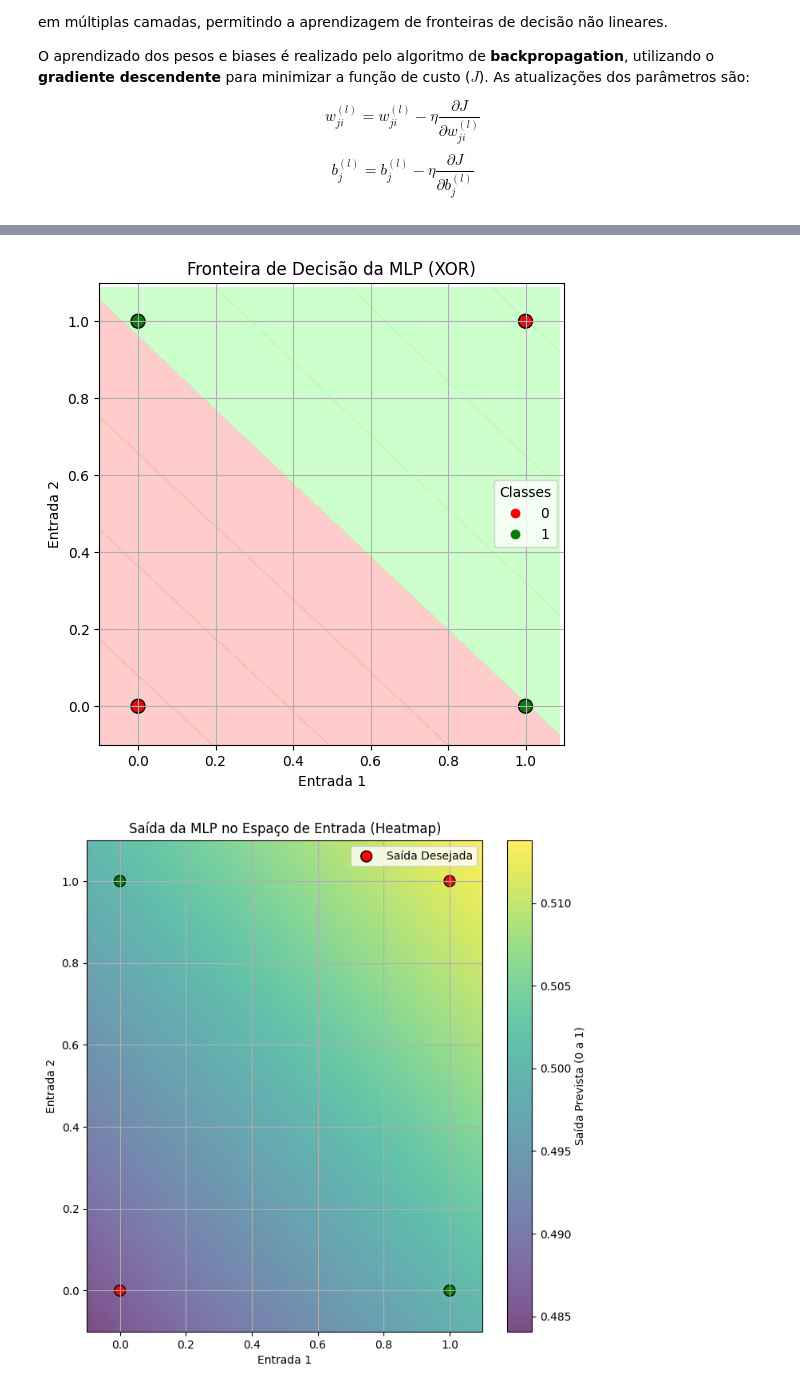
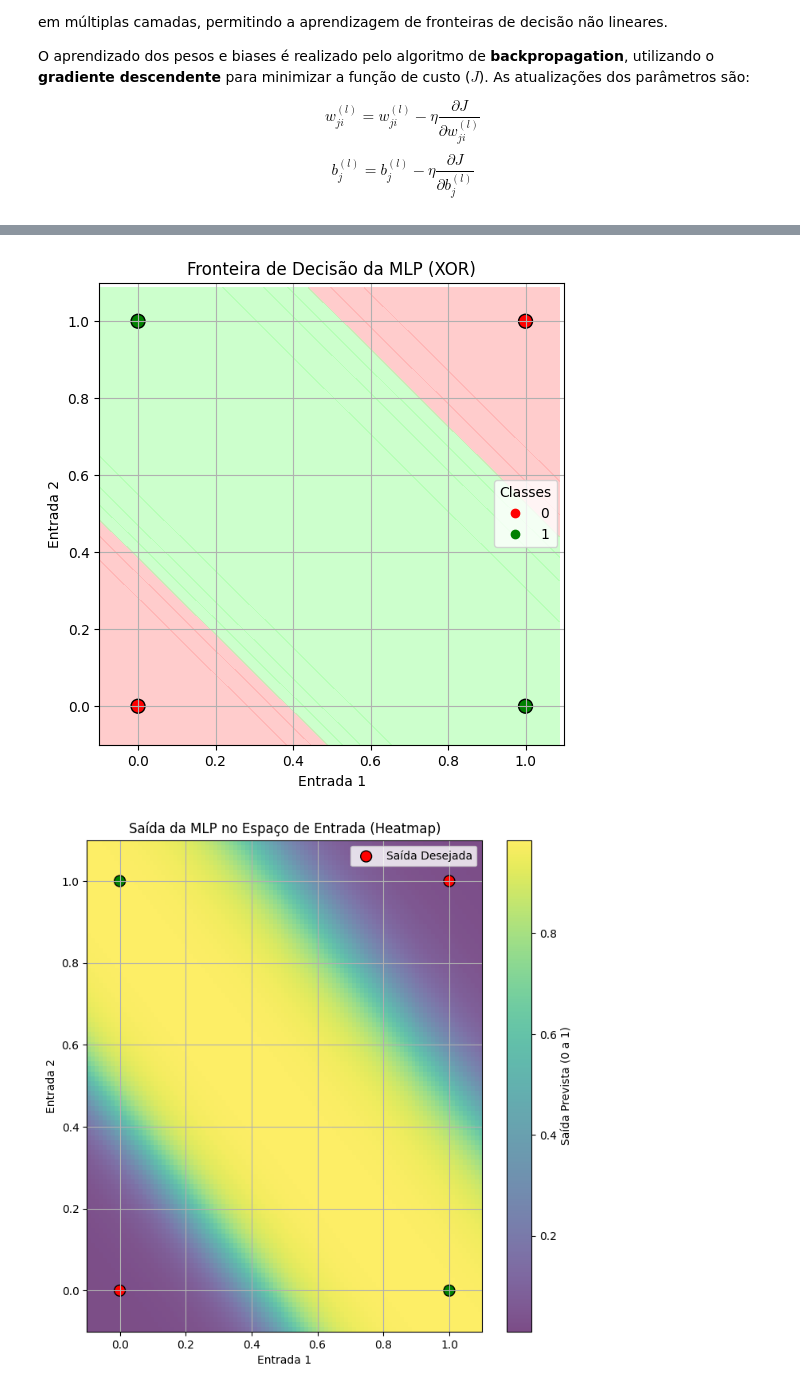
Before and after one commit to AntonioFialhoSN/G_ANTONIO_JUSTINO_Perceptron, a Jupyter notebook: Perceptron__FUNDAMENTOS_DE_REDES_NEURAIS.ipynb, the cells around one changed output, grey strips where cells are left out. Cells and saved outputs as stored; diff of their text form; code cells hidden in the pictures.

```diff
--- a/Perceptron__FUNDAMENTOS_DE_REDES_NEURAIS.ipynb
+++ b/Perceptron__FUNDAMENTOS_DE_REDES_NEURAIS.ipynb
@@ -865,27 +865,23 @@ dataset_xor = [
 # Define o dataset para o problema XOR. Cada dicionário contém uma entrada (lista de dois valores)
 # e a saída desejada (0 ou 1).
 
-# 2. Inicialização dos pesos e biases (aleatórios)
+# 2. Inicialização dos pesos e biases (aleatórios com escala menor)
 random.seed(0)
-# Inicializa os pesos da camada oculta. 'pesos_camada_oculta' é uma lista de listas.
-# Cada sublista representa os pesos de um neurônio na camada oculta para cada entrada.
-# Para 2 entradas e 2 neurônios ocultos, temos [[w1_n1, w2_n1], [w1_n2, w2_n2]].
-pesos_camada_oculta = [[random.uniform(-0.5, 0.5) for _ in range(2)] for _ in range(2)]
-# Inicializa os biases da camada oculta. 'bias_camada_oculta' é uma lista, com um bias para cada neurônio oculto.
-bias_camada_oculta = [random.uniform(-0.5, 0.5) for _ in range(2)]
-# Inicializa os pesos da camada de saída. 'pesos_camada_saida' é uma lista de listas.
-# Cada sublista representa os pesos de um neurônio de saída para cada saída da camada oculta.
-# Para 2 neurônios ocultos e 1 neurônio de saída, temos [[w_n1_out], [w_n2_out]].
-pesos_camada_saida = [[random.uniform(-0.5, 0.5)] for _ in range(2)]
-# Inicializa os biases da camada de saída. 'bias_camada_saida' é uma lista com um bias para cada neurônio de saída.
-bias_camada_saida = [random.uniform(-0.5, 0.5)]
+# Inicializa os pesos da camada oculta com valores aleatórios menores.
+pesos_camada_oculta = [[random.uniform(-0.1, 0.1) for _ in range(2)] for _ in range(2)]
+# Inicializa os biases da camada oculta com valores aleatórios menores.
+bias_camada_oculta = [random.uniform(-0.1, 0.1) for _ in range(2)]
+# Inicializa os pesos da camada de saída com valores aleatórios menores.
+pesos_camada_saida = [[random.uniform(-0.1, 0.1)] for _ in range(2)]
+# Inicializa os biases da camada de saída com valores aleatórios menores.
+bias_camada_saida = [random.uniform(-0.1, 0.1)]
 
-# 3. Hiperparâmetros
-taxa_aprendizado = 0.1  # Define a taxa na qual os pesos são ajustados durante o treinamento.
-epocas = 5000  # Número de vezes que o algoritmo de treinamento passa por todo o dataset.
+# 3. Hiperparâmetros (taxa de aprendizado ajustada e mais épocas)
+taxa_aprendizado = 0.5  # Aumentei a taxa de aprendizado.
+epocas = 10000  # Aumentei o número de épocas.
 historico_perda = []  # Lista para armazenar o valor da perda (erro) em cada época de treinamento.
 
-# 4. Funções de ativação e produto escalar
+# 4. Funções de ativação e produto escalar (mantidas)
 def sigmoid(x):
     """
     Função de ativação sigmoide: f(x) = 1 / (1 + e^(-x)).
@@ -1017,7 +1013,6 @@ xx, yy = [[x for x in x_vals] for _ in y_vals], [[y for _ in x_vals] for y in y_
 # Cria uma matriz Z para armazenar as previsões da MLP para cada ponto da grade.
 # Para cada ponto (xx[i][j], yy[i][j]), a função predict_mlp é chamada para obter a saída da rede.
 Z = [[predict_mlp([xx[i][j], yy[i][j]], pesos_camada_oculta, bias_camada_oculta, pesos_camada_saida, bias_camada_saida) for j in range(resolucao)] for i in range(resolucao)]
-
 plt.figure(figsize=(6, 6))
 # Plota as regiões de decisão usando um contorno preenchido.
 # 'levels' define os limites para as cores (a saída da sigmoide está entre 0 e 1).
@@ -1077,2 +1073,2 @@ Entrada: [1, 1], Saída Prevista: 0.5119, Saída Desejada: 0
-[figure, old version]
+[figure, new version]
-[figure, old version]
+[figure, new version]
```
Also changed, not shown: parts of 1 cell of this notebook.
